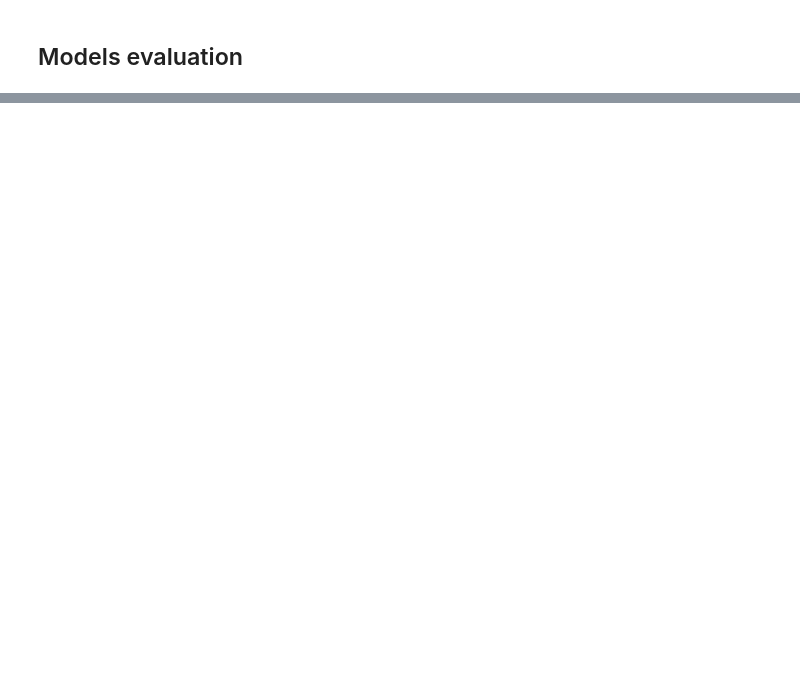
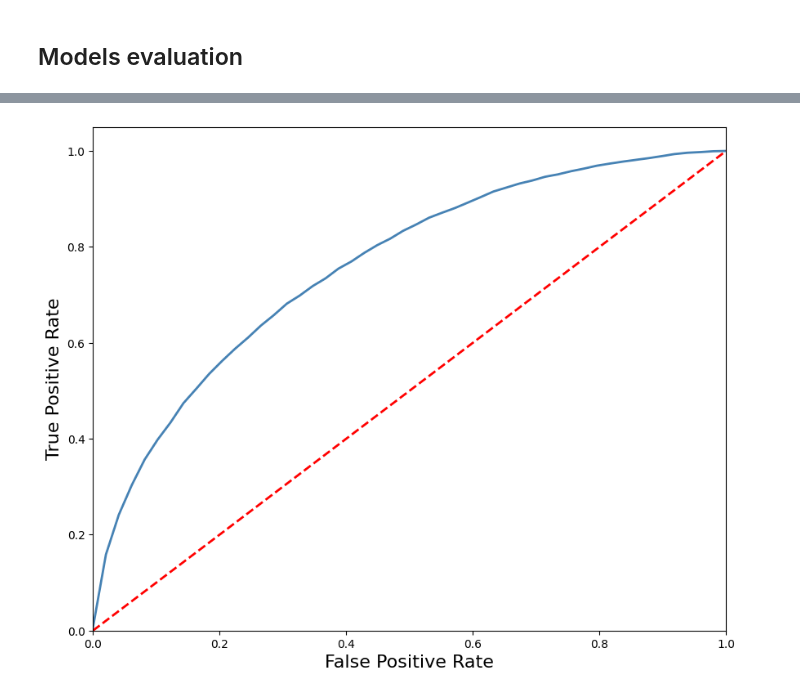
Before and after one commit to JakubWalczak1/tennis_project, a Jupyter notebook: jupyter_notebooks/02_model_development.ipynb, the cells around one changed output, grey strips where cells are left out. Saved outputs shown, nothing was run; the diff lists cells and outputs as text; code cells hidden in the pictures; blank space fills up the shorter version.

```diff
--- a/jupyter_notebooks/02_model_development.ipynb
+++ b/jupyter_notebooks/02_model_development.ipynb
@@ -658,0 +773,19 @@ and test sets is below 0.01, so it is entirely acceptable.
+# %%
+y_pred_proba_ann = best_model_ann.predict(X_test_ann)
+
+# Coverting probabilities to binary classes.
+y_pred = (y_pred_proba_ann > 0.506).astype(int)
+
+# Confusion matrix
+cm = confusion_matrix(y_test, y_pred)
+cm_df = pd.DataFrame(cm, index=['Actual Negative', 'Actual Positive'], columns=['Predicted Negative', 'Predicted Positive'])
+print("Confusion Matrix - Neural Network:")
+display(cm_df)
+
+# Precision, recall, F1:
+precision = precision_score(y_test, y_pred)
+recall = recall_score(y_test, y_pred)
+f1 = f1_score(y_test, y_pred)
+print(f'Precision: {precision:.3f}')
+print(f'Recall: {recall:.3f}')
+print(f'F1-score: {f1:.3f}')
@@ -658,0 +801,18 @@ and test sets is below 0.01, so it is entirely acceptable.
+# %%
+# ROC
+fpr, tpr, _ = roc_curve(y_test, y_pred_proba_ann)
+
+# Interpolating points to smoothen the curve.
+fpr_new = np.linspace(fpr.min(), fpr.max(), 50)
+tpr_interp = interp1d(fpr, tpr, kind='linear')(fpr_new)
+
+plt.figure(figsize=(10, 8))
+plt.plot(fpr_new, tpr_interp, color='steelblue', lw=2)
+plt.plot([0, 1], [0, 1], color='red', lw=2, linestyle='--')
+plt.xlim([0.0, 1.0])
+plt.ylim([0.0, 1.05])
+plt.xlabel('False Positive Rate',fontsize=16)
+plt.ylabel('True Positive Rate',fontsize=16)
+plt.show()
+# %% [output]
+[figure, added]
```
Also changed, not shown: parts of 17 cells of this notebook, 3 other files.
